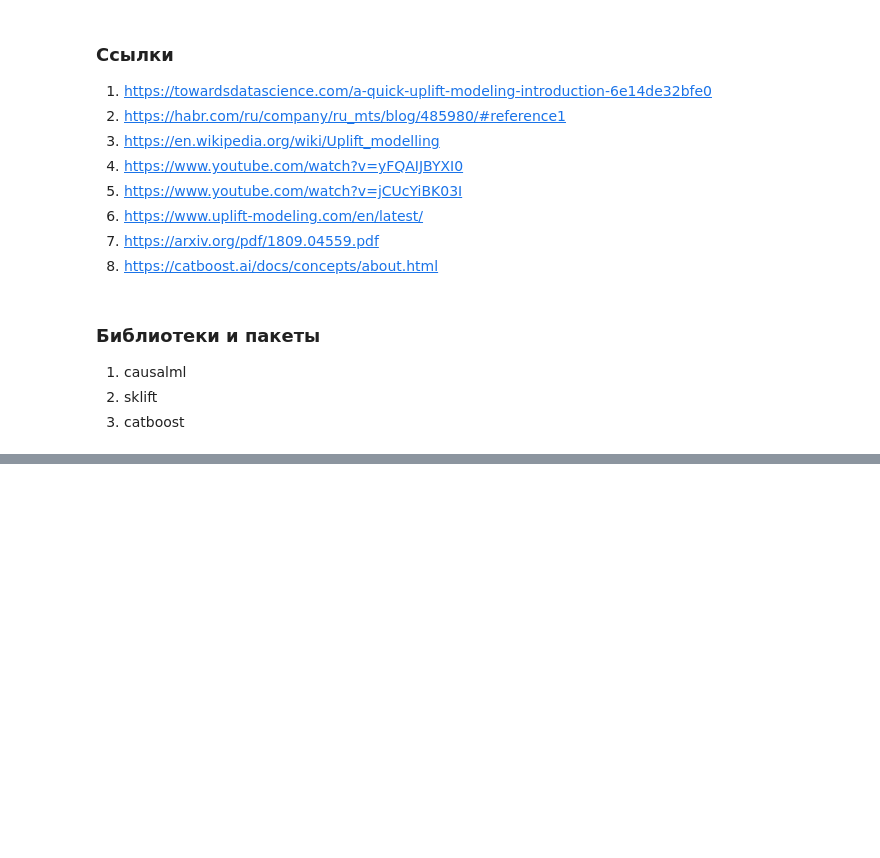
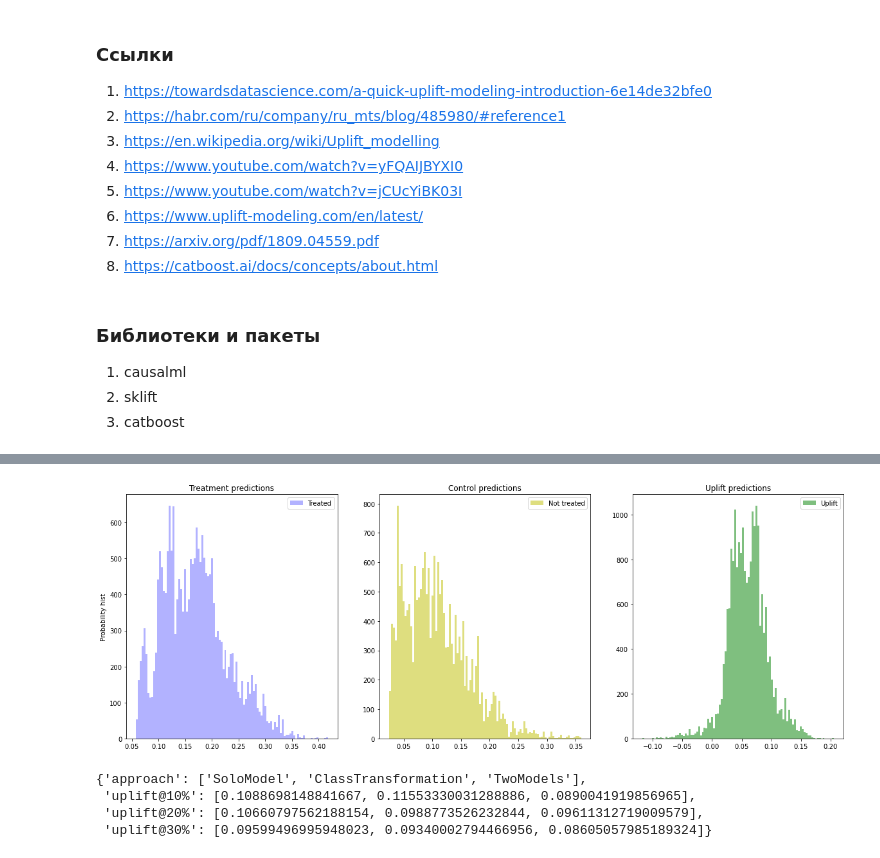
Before and after one commit to Shmanov/Machine-learning-in-business, a Jupyter notebook: webinar4.ipynb, the cells around one changed output, grey strips where cells are left out. Drawn from its saved outputs; the diff is of its cells as text; code cells hidden in the pictures; blank space fills up the shorter version.

```diff
--- a/webinar4.ipynb
+++ b/webinar4.ipynb
@@ -399,0 +523,4 @@ X_train, X_test, y_train, y_test = train_test_split(df[features], df[target], te
+# %%
+treat_val = X_test['treatment']
+X_test = X_test.drop(columns = 'treatment')
+uplift_sl = sl.predict(X_test)
@@ -399,0 +552,50 @@ X_train, X_test, y_train, y_test = train_test_split(df[features], df[target], te
+# %%
+ct = ClassTransformation(CatBoostClassifier(iterations=20, thread_count=2, random_state=42, silent=True))
+ct = ct.fit(X_train, y_train, treat_train, estimator_fit_params={'cat_features': cat_features})
+
+uplift_ct = ct.predict(X_test)
+
+
+
+models_results['approach'].append('ClassTransformation')
+
+ct_score = uplift_at_k(y_true=y_test, uplift=uplift_ct, treatment=treat_val, strategy='by_group', k=0.1)
+models_results['uplift@10%'].append(ct_score)
+ct_score = uplift_at_k(y_true=y_test, uplift=uplift_ct, treatment=treat_val, strategy='by_group', k=0.2)
+models_results['uplift@20%'].append(ct_score)
+ct_score = uplift_at_k(y_true=y_test, uplift=uplift_ct, treatment=treat_val, strategy='by_group', k=0.3)
+models_results['uplift@30%'].append(ct_score)
+# %%
+tm = TwoModels(
+    estimator_trmnt=CatBoostClassifier(iterations=20, thread_count=2, random_state=42, silent=True),
+    estimator_ctrl=CatBoostClassifier(iterations=20, thread_count=2, random_state=42, silent=True),
+    method='vanilla'
+)
+tm = tm.fit(
+    X_train, y_train, treat_train,
+    estimator_trmnt_fit_params={'cat_features': cat_features},
+    estimator_ctrl_fit_params={'cat_features': cat_features}
+)
+
+uplift_tm = tm.predict(X_test)
+
+
+
+models_results['approach'].append('TwoModels')
+
+tm_score = uplift_at_k(y_true=y_test, uplift=uplift_tm, treatment=treat_val, strategy='by_group', k=0.1)
+models_results['uplift@10%'].append(tm_score)
+tm_score = uplift_at_k(y_true=y_test, uplift=uplift_tm, treatment=treat_val, strategy='by_group', k=0.2)
+models_results['uplift@20%'].append(tm_score)
+tm_score = uplift_at_k(y_true=y_test, uplift=uplift_tm, treatment=treat_val, strategy='by_group', k=0.3)
+models_results['uplift@30%'].append(tm_score)
+plot_uplift_preds(trmnt_preds=tm.trmnt_preds_, ctrl_preds=tm.ctrl_preds_);
+# %% [output]
+[figure, added]
+# %%
+models_results
+# %% [output]
+{'approach': ['SoloModel', 'ClassTransformation', 'TwoModels'],
+ 'uplift@10%': [0.1088698148841667, 0.11553330031288886, 0.0890041919856965],
+ 'uplift@20%': [0.10660797562188154, 0.0988773526232844, 0.09611312719009579],
+ 'uplift@30%': [0.09599496995948023, 0.09340002794466956, 0.08605057985189324]}
```
Also changed, not shown: parts of 21 cells of this notebook, 4 other files.
